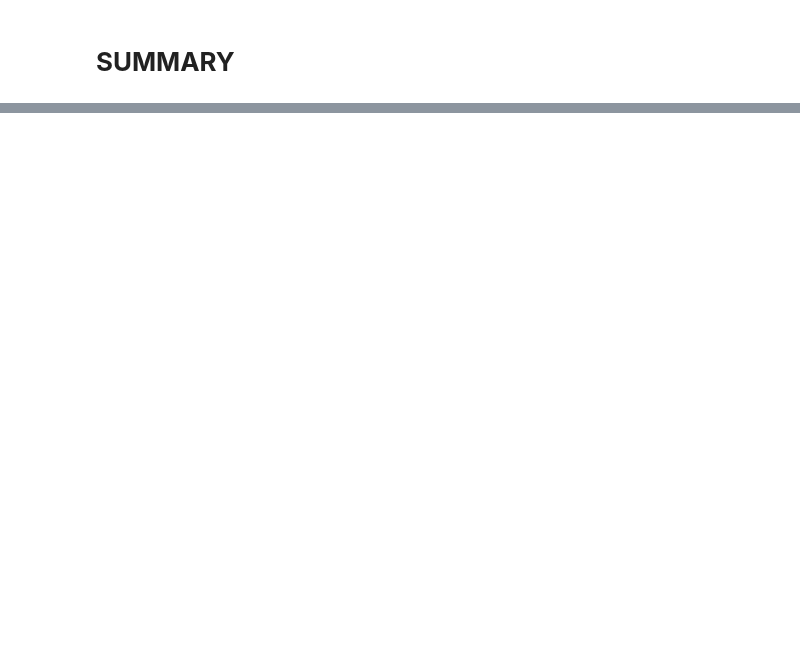
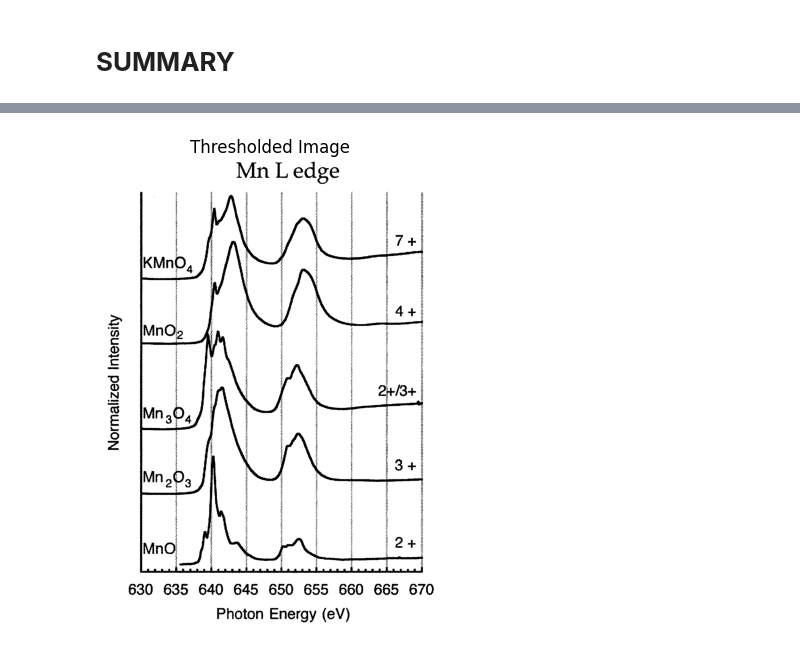
Before and after one commit to Lungelodlm/chemeng, a Jupyter notebook: Summary.ipynb, the cells around one changed output, grey strips where cells are left out. Cells and saved outputs as stored; diff of their text form; code cells hidden in the pictures; blank space fills up the shorter version.

```diff
--- a/Summary.ipynb
+++ b/Summary.ipynb
@@ -61,0 +39,13 @@ No
+# %%
+# Load image
+img = cv2.imread("page_2-image_1.png", cv2.IMREAD_GRAYSCALE)
+# Thresholding to binary image
+_, thresh = cv2.threshold(img, 200, 255, cv2.THRESH_BINARY_INV)
+# Step: Thresholded Image
+plt.figure(figsize=(6, 6))
+plt.imshow(thresh, cmap='gray')
+plt.title('Thresholded Image')
+plt.axis('off')
+plt.show()
+# %% [output]
+[figure, added]
```
Also changed, not shown: parts of 11 cells of this notebook, 32 other files.
